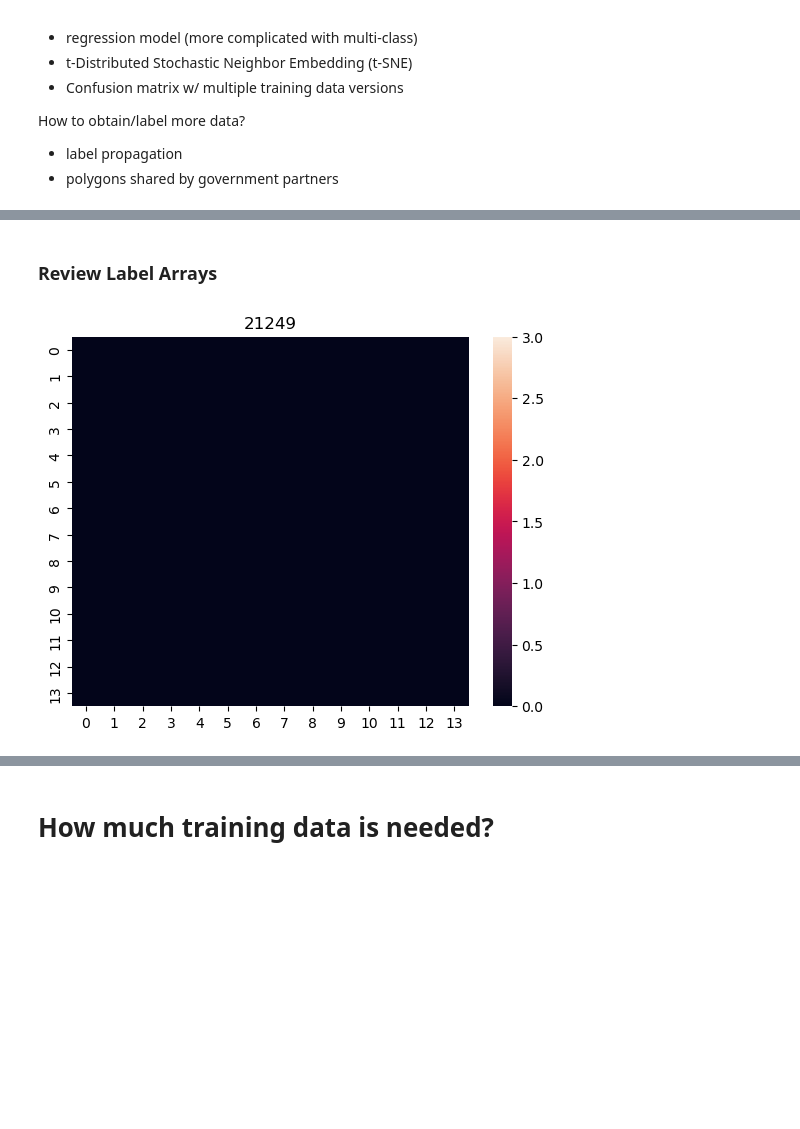
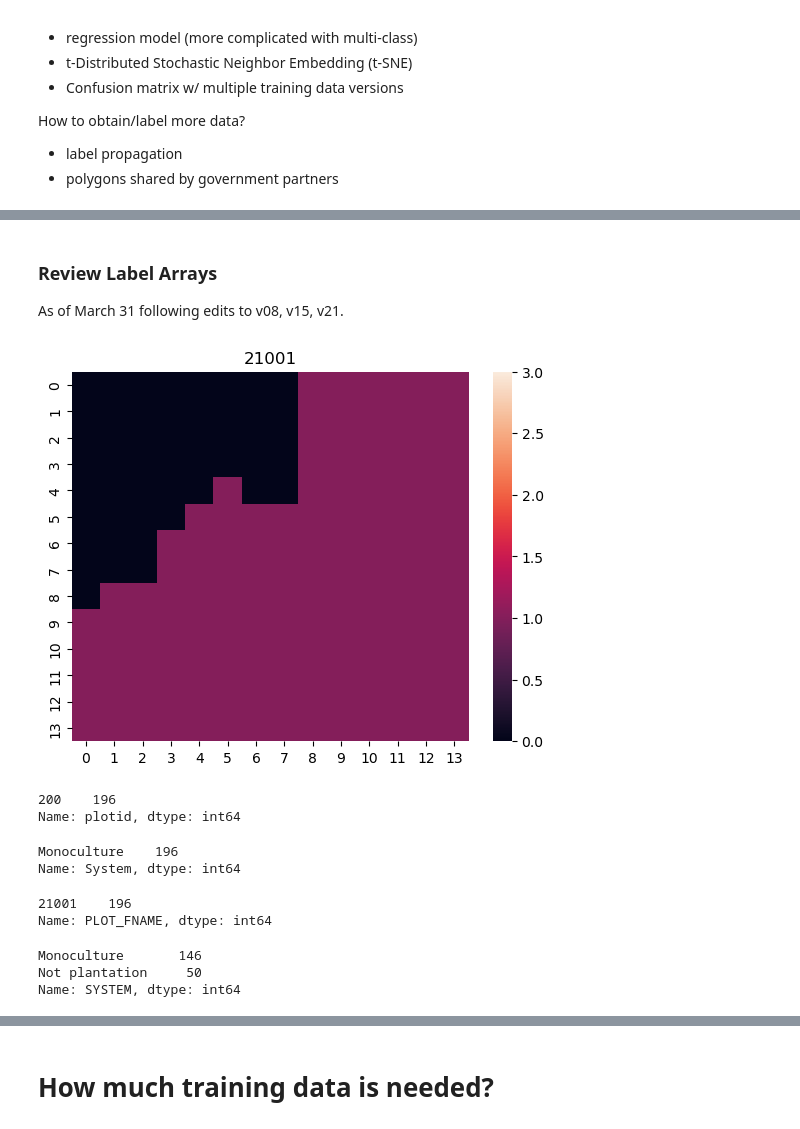
Before and after one commit to wri/plantation_classifier, a Jupyter notebook: notebooks/training_data/training_data_eda.ipynb, the cells around one changed output, grey strips where cells are left out. Cells and saved outputs as stored; diff of their text form; code cells hidden in the pictures; blank space fills up the shorter version.

```diff
--- a/notebooks/training_data/training_data_eda.ipynb
+++ b/notebooks/training_data/training_data_eda.ipynb
@@ -32,8 +32,10 @@ The autoreload extension is already loaded. To reload it, use:
 # %% [markdown]
 ### Review Label Arrays
+As of March 31 following edits to v08, v15, v21.
 # %%
-idx = 21249
-label = np.load("../data/train-labels/" + str(idx) + ".npy")
+# Current Label
+idx = 21001
+label = np.load("../../data/train-labels/" + str(idx) + ".npy")
 sns.heatmap(label, vmin=0, vmax=3).set_title(str(idx));
 # %% [output]
-[figure, old version]
+[figure, new version]
@@ -39,0 +49,21 @@ sns.heatmap(label, vmin=0, vmax=3).set_title(str(idx));
+# %%
+old.plotid.value_counts()
+# %% [output]
+200    196
+Name: plotid, dtype: int64
+# %%
+old.System.value_counts()
+# %% [output]
+Monoculture    196
+Name: System, dtype: int64
+# %%
+new.PLOT_FNAME.value_counts()
+# %% [output]
+21001    196
+Name: PLOT_FNAME, dtype: int64
+# %%
+new.SYSTEM.value_counts()
+# %% [output]
+Monoculture       146
+Not plantation     50
+Name: SYSTEM, dtype: int64
```
Also changed, not shown: parts of 7 cells of this notebook, 1 other file.
